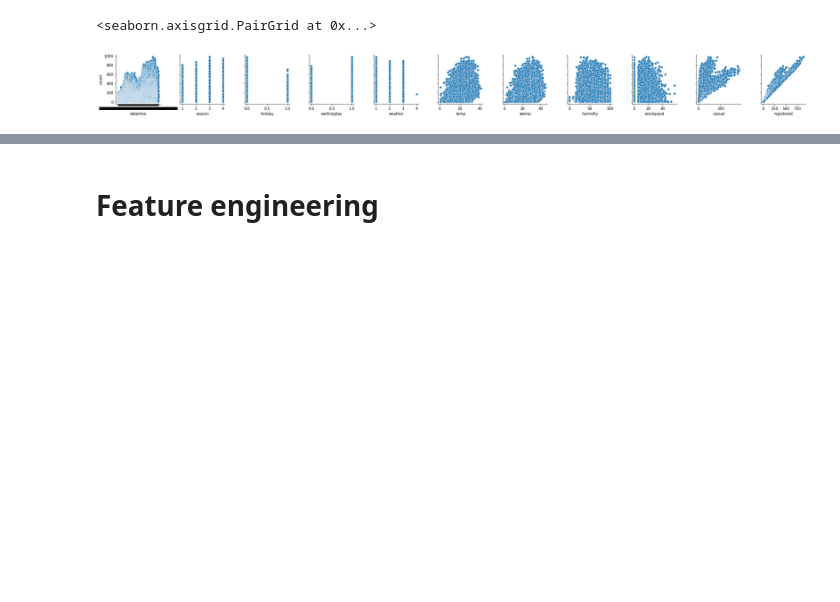
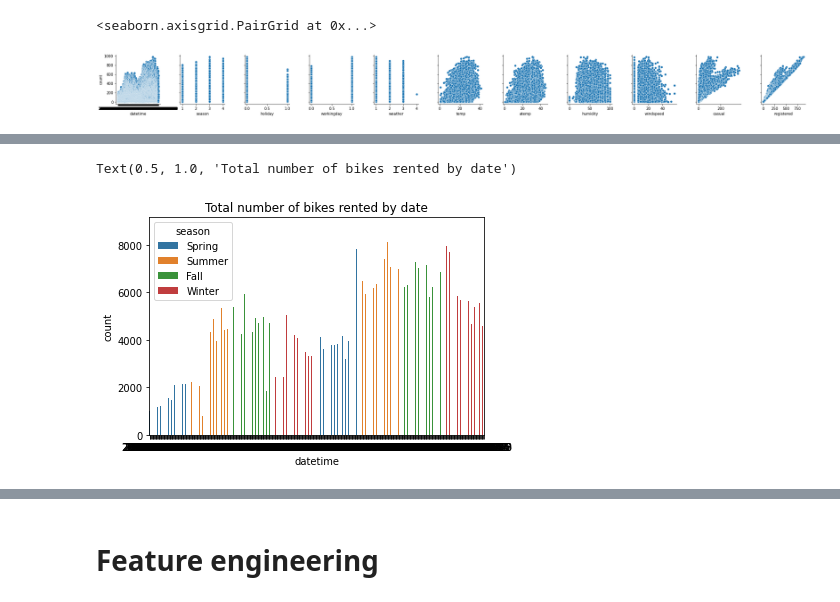
Before and after one commit to HumanBojack/Bike-usage-prediction, a Jupyter notebook: solo_work/romain/data_analysis.ipynb, the cells around one changed output, grey strips where cells are left out. Cells and saved outputs as stored; diff of their text form; code cells hidden in the pictures; blank space fills up the shorter version.

```diff
--- a/solo_work/romain/data_analysis.ipynb
+++ b/solo_work/romain/data_analysis.ipynb
@@ -105,0 +143,6 @@ df[df["holiday"] == 1]
+# %%
+sns.barplot(x="datetime", y="count", data=df.groupby(df["datetime"].dt.date).agg({"count": "sum", "season": "first"}).reset_index(), hue="season")
+plt.title("Total number of bikes rented by date")
+# %% [output]
+Text(0.5, 1.0, 'Total number of bikes rented by date')
+[figure, added]
```
Also changed, not shown: parts of 20 cells of this notebook, 1 other file.
